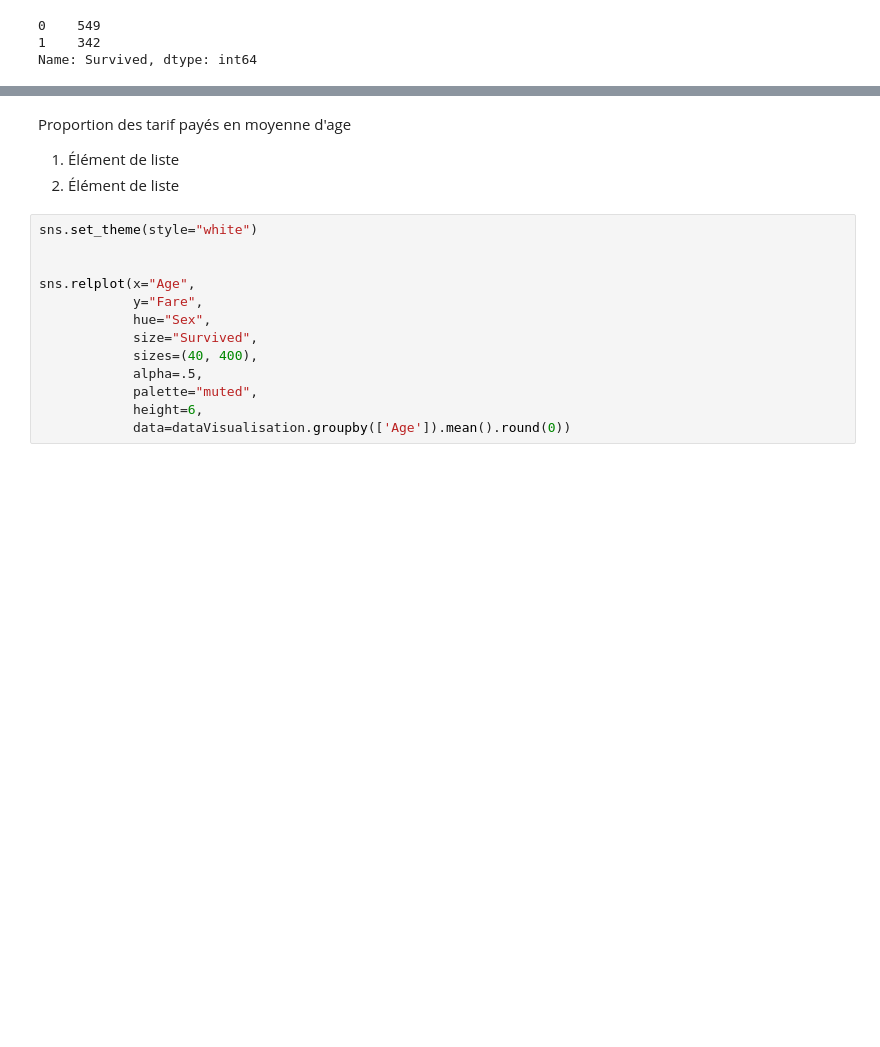
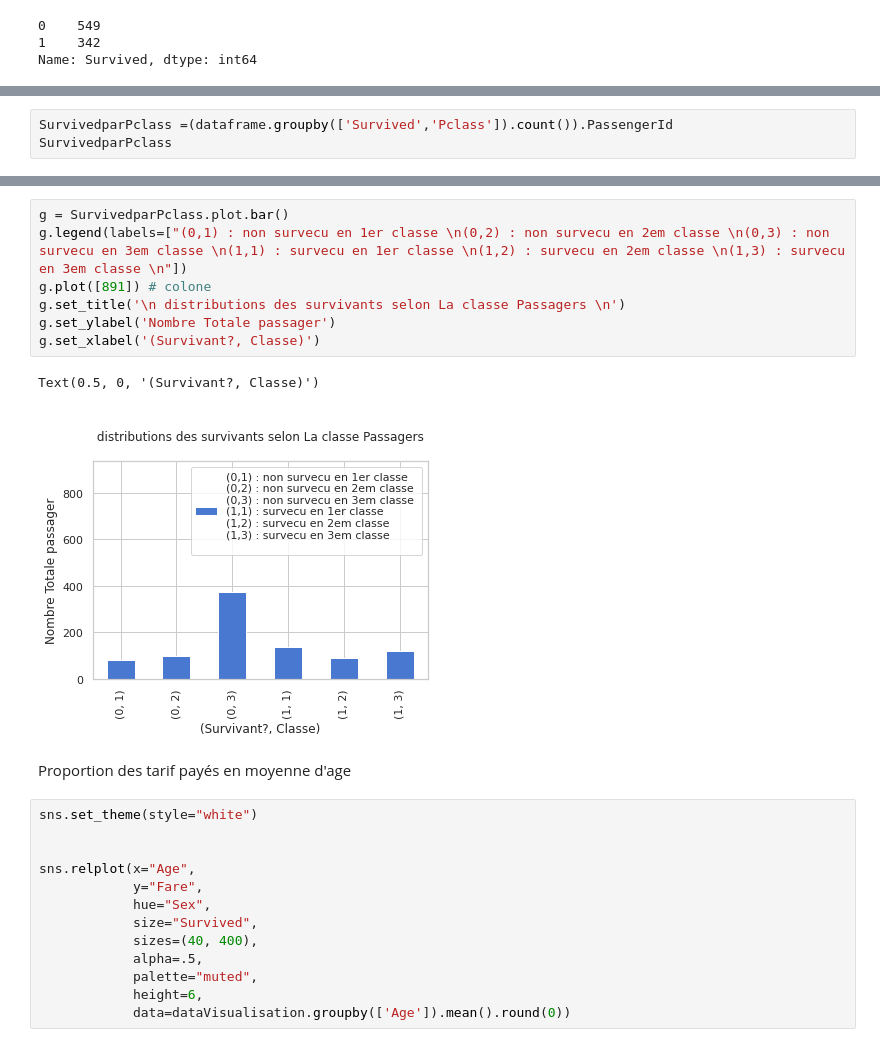
Before and after one commit to lmlouis/IntroductionIA, a Jupyter notebook: DataVisualizationcheckpoint.ipynb, the cells around one changed output, grey strips where cells are left out. Saved outputs shown, nothing was run; the diff lists cells and outputs as text; blank space fills up the shorter version.

```diff
--- a/DataVisualizationcheckpoint.ipynb
+++ b/DataVisualizationcheckpoint.ipynb
@@ -517,0 +661,3 @@ sns.displot(data=dataVisualisation.Fare)
+# %%
+SurvivedparPclass =(dataframe.groupby(['Survived','Pclass']).count()).PassengerId
+SurvivedparPclass
@@ -518,8 +673,15 @@ sns.displot(data=dataVisualisation.Fare)
+# %%
+g = SurvivedparPclass.plot.bar()
+g.legend(labels=["(0,1) : non survecu en 1er classe \n(0,2) : non survecu en 2em classe \n(0,3) : non survecu en 3em classe \n(1,1) : survecu en 1er classe \n(1,2) : survecu en 2em classe \n(1,3) : survecu en 3em classe \n"])
+g.plot([891]) # colone
+g.set_title('\n distributions des survivants selon La classe Passagers \n')
+g.set_ylabel('Nombre Totale passager')
+g.set_xlabel('(Survivant?, Classe)')
+# %% [output]
+Text(0.5, 0, '(Survivant?, Classe)')
+[figure, added]
 # %% [markdown]
 Proportion des tarif payés en moyenne d'age
-
-1.   Élément de liste
-2.   Élément de liste
 # %%
 sns.set_theme(style="white")
 
```
Also changed, not shown: parts of 78 cells of this notebook.
